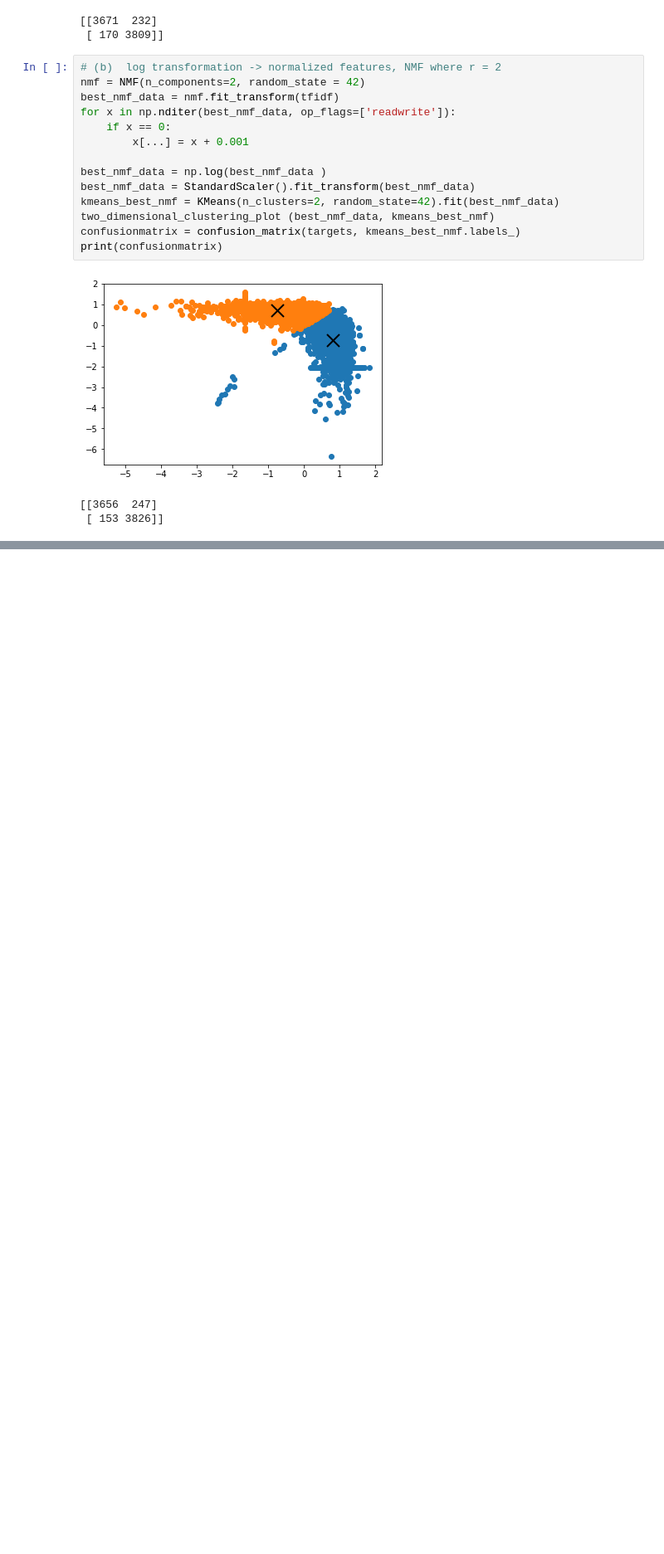
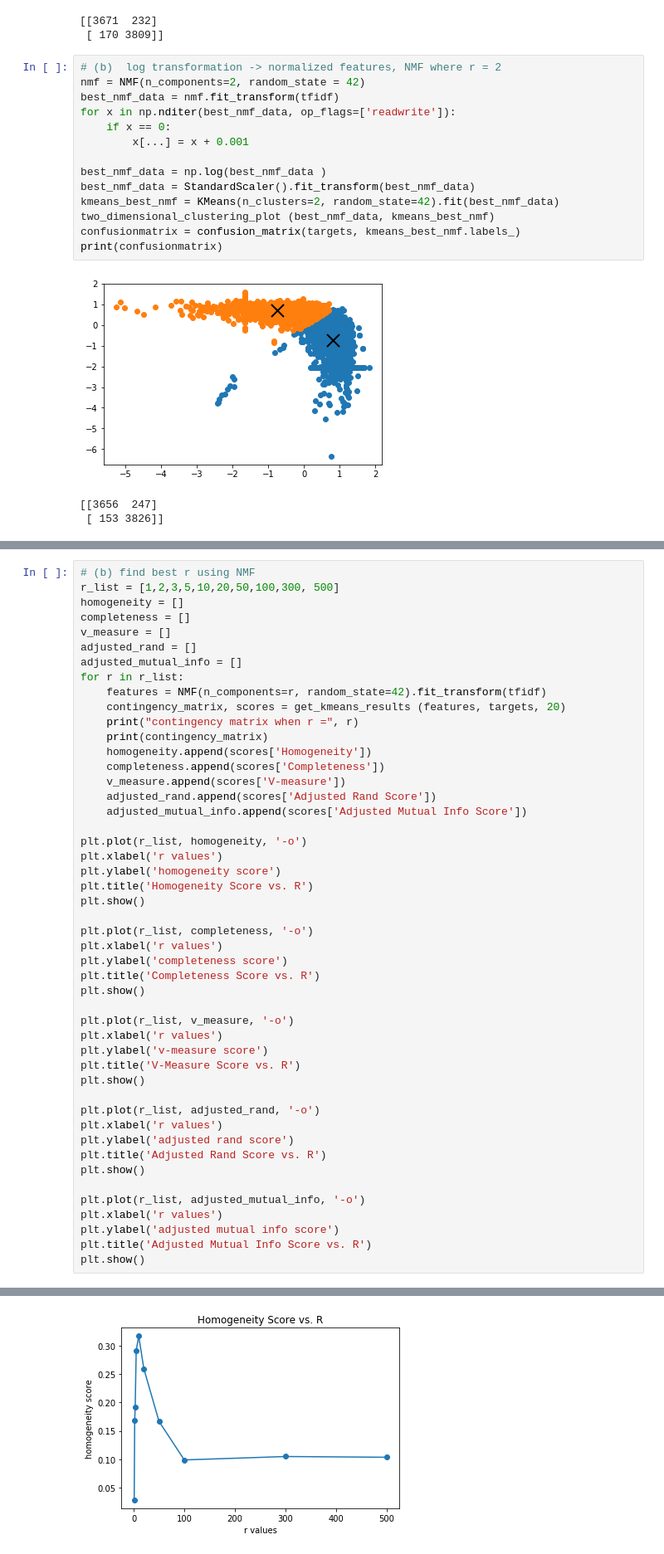
Before and after one commit to zxxia/ECE219-Large-Scale-Data-Mining, a Jupyter notebook: Project2/ee219_project2.ipynb, the cells around one changed output, grey strips where cells are left out. Shown at 83% size. Saved outputs shown, nothing was run; the diff lists cells and outputs as text; blank space fills up the shorter version.

```diff
--- a/Project2/ee219_project2.ipynb
+++ b/Project2/ee219_project2.ipynb
@@ -402,0 +574,49 @@ print(confusionmatrix)
+# %%
+# (b) find best r using NMF
+r_list = [1,2,3,5,10,20,50,100,300, 500]
+homogeneity = []
+completeness = []
+v_measure = []
+adjusted_rand = []
+adjusted_mutual_info = []
+for r in r_list:
+    features = NMF(n_components=r, random_state=42).fit_transform(tfidf)
+    contingency_matrix, scores = get_kmeans_results (features, targets, 20)
+    print("contingency matrix when r =", r)
+    print(contingency_matrix)
+    homogeneity.append(scores['Homogeneity'])
+    completeness.append(scores['Completeness'])
+    v_measure.append(scores['V-measure'])
+    adjusted_rand.append(scores['Adjusted Rand Score'])
+    adjusted_mutual_info.append(scores['Adjusted Mutual Info Score'])
+
+plt.plot(r_list, homogeneity, '-o')
+plt.xlabel('r values')
+plt.ylabel('homogeneity score')
+plt.title('Homogeneity Score vs. R')
+plt.show()
+
+plt.plot(r_list, completeness, '-o')
+plt.xlabel('r values')
+plt.ylabel('completeness score')
+plt.title('Completeness Score vs. R')
+plt.show()
+
+plt.plot(r_list, v_measure, '-o')
+plt.xlabel('r values')
+plt.ylabel('v-measure score')
+plt.title('V-Measure Score vs. R')
+plt.show()
+
+plt.plot(r_list, adjusted_rand, '-o')
+plt.xlabel('r values')
+plt.ylabel('adjusted rand score')
+plt.title('Adjusted Rand Score vs. R')
+plt.show()
+
+plt.plot(r_list, adjusted_mutual_info, '-o')
+plt.xlabel('r values')
+plt.ylabel('adjusted mutual info score')
+plt.title('Adjusted Mutual Info Score vs. R')
+plt.show()
+# %% [output]
@@ -402,0 +640 @@ print(confusionmatrix)
+[figure, added]
```
Also changed, not shown: parts of 16 cells of this notebook.
